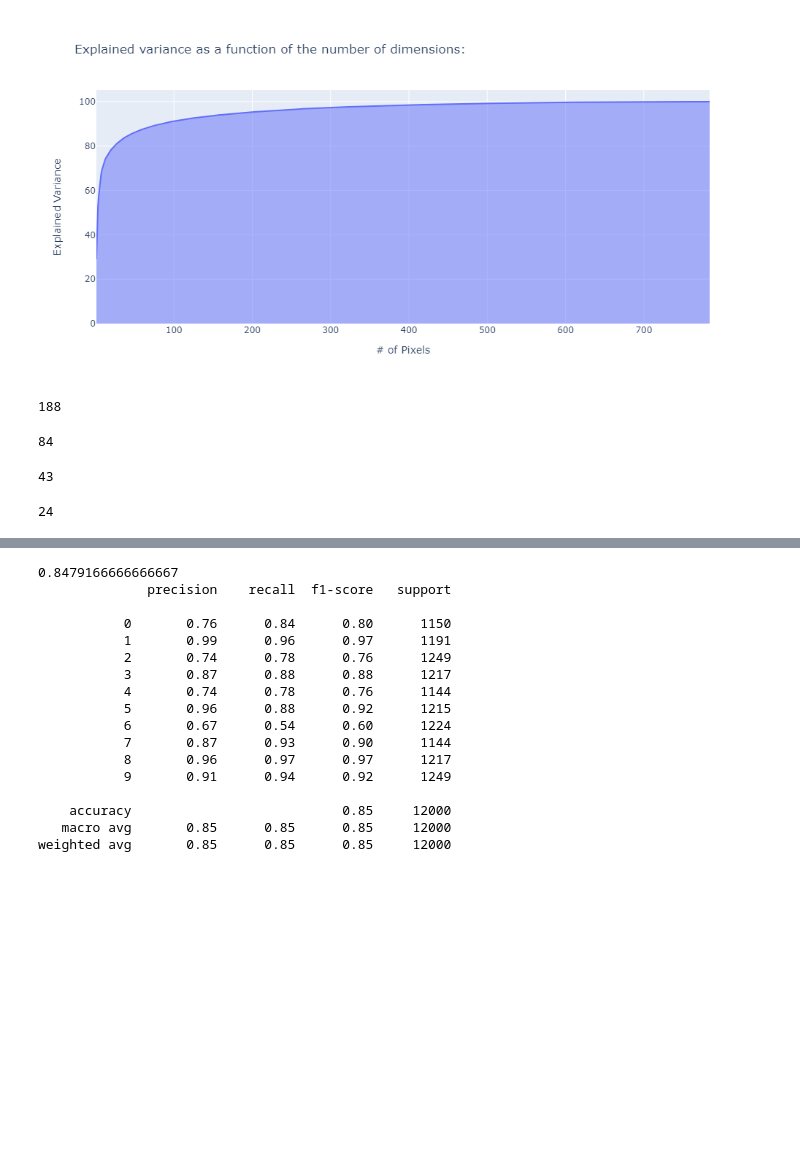
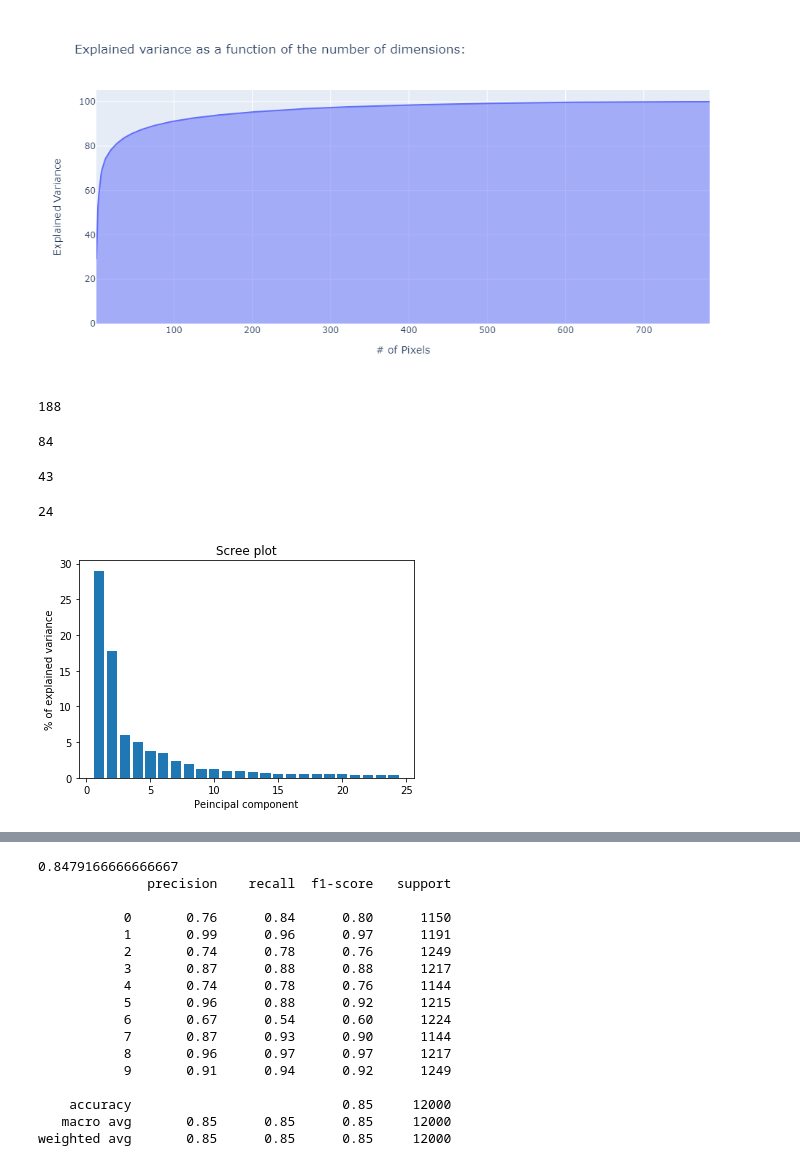
Before and after one commit to Matan-Shimon/Data-Visualization, a Jupyter notebook: Fashion Mnist.ipynb, the cells around one changed output, grey strips where cells are left out. Drawn from its saved outputs; the diff is of its cells as text; code cells hidden in the pictures; blank space fills up the shorter version.

```diff
--- a/Fashion Mnist.ipynb
+++ b/Fashion Mnist.ipynb
@@ -181,30 +215,48 @@ fig.show("png")
 # %% [output]
 [figure]
+# %%
+# if we would like to get a 95% of our data accuracy, we need only 188 columns.
+# that's great, but not enough..
+# let's try to reduce the number of columns more
+pca = PCA(n_components=0.95)
+X_train_reduced = pca.fit_transform(X_train)
+X_val_reduced = pca.transform(X_val)
+pca.n_components_
+# %% [output]
+188
+# %%
+# to get a 90% of our data accuracy, we need only 84 columns.
+# let's continue doing so
+pca = PCA(n_components=0.9)
+X_train_reduced = pca.fit_transform(X_train)
+X_val_reduced = pca.transform(X_val)
+pca.n_components_
+# %% [output]
+84
 # %%
-pca = PCA(n_components=0.95) # we can try using svd_solver="randomized"
+# to get a 85% of our data accuracy, we need only 43 columns.
+pca = PCA(n_components=0.85)
 X_train_reduced = pca.fit_transform(X_train)
 X_val_reduced = pca.transform(X_val)
 pca.n_components_
 # %% [output]
-188
+43
-# %%
-pca = PCA(n_components=0.9) # we can try using svd_solver="randomized"
-X_train_reduced = pca.fit_transform(X_train)
-X_val_reduced = pca.transform(X_val)
-pca.n_components_
-# %% [output]
-84
-# %%
-pca = PCA(n_components=0.85) # we can try using svd_solver="randomized"
-X_train_reduced = pca.fit_transform(X_train)
-X_val_reduced = pca.transform(X_val)
-pca.n_components_
-# %% [output]
-43
-# %%
-pca = PCA(n_components=0.8) # we can try using svd_solver="randomized"
-X_train_reduced = pca.fit_transform(X_train)
-X_val_reduced = pca.transform(X_val)
-pca.n_components_
-# %% [output]
-24
+# %%
+# to get a 80% of our data accuracy, we need only 24 columns.
+# Well, that's enough, now we need only 24 columns (out of 784..)
+pca = PCA(n_components=0.8)
+X_train_reduced = pca.fit_transform(X_train)
+X_val_reduced = pca.transform(X_val)
+pca.n_components_
+# %% [output]
+24
+# %%
+# Let's check the variance percentage in each of the 24 pixels
+per_var = np.round(pca.explained_variance_ratio_*100, decimals=1)
+plt.bar(x=range(1,len(per_var)+1), height=per_var)
+plt.ylabel('% of explained variance')
+plt.xlabel('Peincipal component')
+plt.title('Scree plot')
+plt.show()
+# %% [output]
+[figure, added]
```
Also changed, not shown: parts of 32 cells of this notebook.
